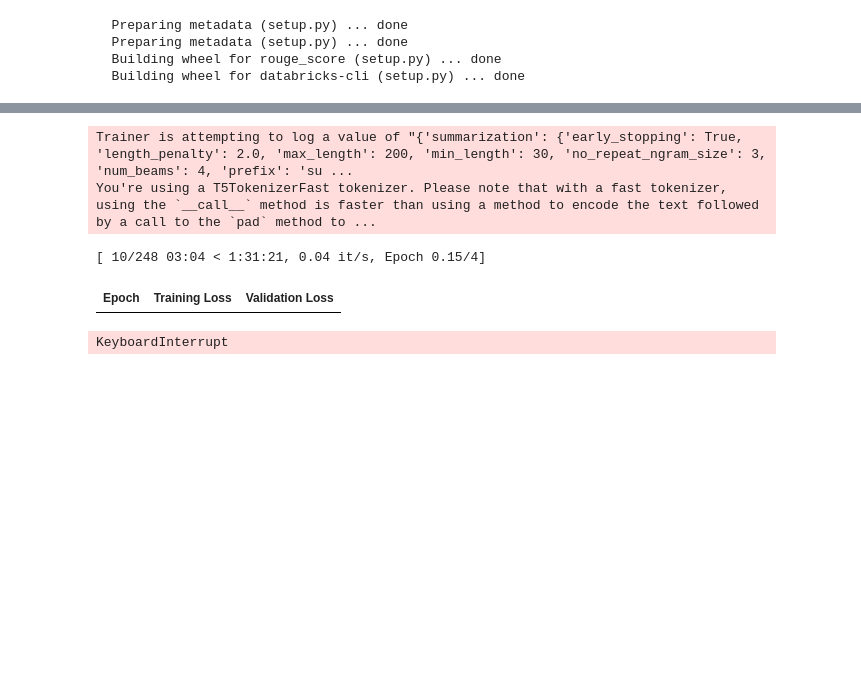
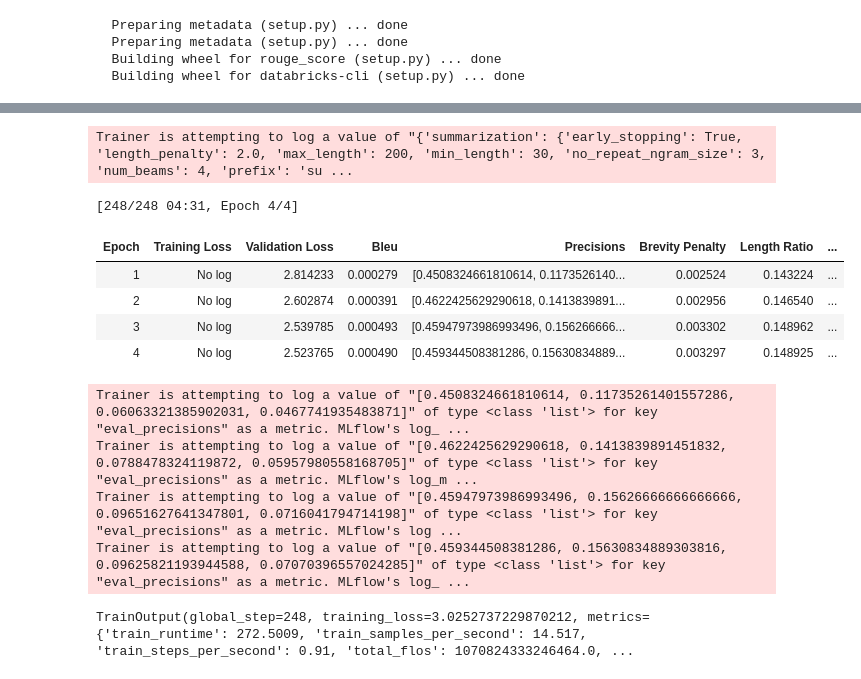
Before and after one commit to Ben-Epstein/domino-dca-notebooks, a Jupyter notebook: HuggingFace + MLFlow Summarization.ipynb, the cells around one changed output, grey strips where cells are left out. Cells and saved outputs as stored; diff of their text form; code cells hidden in the pictures; blank space fills up the shorter version.

```diff
--- a/HuggingFace + MLFlow Summarization.ipynb
+++ b/HuggingFace + MLFlow Summarization.ipynb
@@ -65,8 +64,8 @@ import evaluate
 import numpy as np
 
 
-# From the user, default rogue, with option for bleu
-EVAL_METRIC = "rouge"
+# From the user, default rogue, with option for "bleu". Must be one of "rogue" or "bleu"
+EVAL_METRIC = "rogue"
 data_collator = DataCollatorForSeq2Seq(tokenizer=tokenizer, model=MODEL)
 metric = evaluate.load(EVAL_METRIC)
 
@@ -77,12 +76,22 @@ def compute_metrics(eval_pred):
     labels = np.where(labels != -100, labels, tokenizer.pad_token_id)
     decoded_labels = tokenizer.batch_decode(labels, skip_special_tokens=True)
 
-    result = metric .compute(predictions=decoded_preds, references=decoded_labels, use_stemmer=True)
+    if EVAL_METRIC == "rogue":
+        result = metric.compute(
+            predictions=decoded_preds, references=decoded_labels, use_stemmer=True
+        )
+    else:
+        result = metric.compute(
+            predictions=decoded_preds, references=decoded_labels
+        )
 
     prediction_lens = [np.count_nonzero(pred != tokenizer.pad_token_id) for pred in predictions]
     result["gen_len"] = np.mean(prediction_lens)
 
-    return {k: round(v, 4) for k, v in result.items()}
+    if EVAL_METRIC == "rogue":
+        return {k: round(v, 4) for k, v in result.items()}
+    else:
+        return {k: v for k, v in result.items()}
 # %%
 from transformers import AutoModelForSeq2SeqLM, Seq2SeqTrainingArguments, Seq2SeqTrainer
 
@@ -101,35 +110,42 @@ mlflow.transformers.autolog(
 
 
 # These are all the correct defaults, but can all be taken from the user
 training_args = Seq2SeqTrainingArguments(
-    output_dir="run_1",
+    output_dir="run_3",
     evaluation_strategy="epoch",  # batch or epoch
     learning_rate=2e-5,
     per_device_train_batch_size=16,
     per_device_eval_batch_size=16,
     weight_decay=0.01,
     save_total_limit=3,
     num_train_epochs=4,
     predict_with_generate=True,
     fp16=True,
     push_to_hub=False,
     report_to="mlflow"
 )
 
 trainer = Seq2SeqTrainer(
     model=model,
     args=training_args,
     train_dataset=tokenized_ds["train"],
     eval_dataset=tokenized_ds["test"],
     tokenizer=tokenizer,
     data_collator=data_collator,
     compute_metrics=compute_metrics,
 )
 
 trainer.train()
 # %% [output]
 Trainer is attempting to log a value of "{'summarization': {'early_stopping': True, 'length_penalty': 2.0, 'max_length': 200, 'min_length': 30, 'no_repeat_ngram_size': 3, 'num_beams': 4, 'prefix': 'su ...
-You're using a T5TokenizerFast tokenizer. Please note that with a fast tokenizer, using the `__call__` method is faster than using a method to encode the text followed by a call to the `pad` method to ...
-[ 10/248 03:04 < 1:31:21, 0.04 it/s, Epoch 0.15/4]
+[248/248 04:31, Epoch 4/4]
-| Epoch | Training Loss | Validation Loss |
+| Epoch | Training Loss | Validation Loss | Bleu | Precisions | Brevity Penalty | Length Ratio | ... |
+| 1 | No log | 2.814233 | 0.000279 | [0.4508324661810614, 0.1173526140... | 0.002524 | 0.143224 | ... |
+| 2 | No log | 2.602874 | 0.000391 | [0.4622425629290618, 0.1413839891... | 0.002956 | 0.146540 | ... |
+| 3 | No log | 2.539785 | 0.000493 | [0.45947973986993496, 0.156266666... | 0.003302 | 0.148962 | ... |
+| 4 | No log | 2.523765 | 0.000490 | [0.459344508381286, 0.15630834889... | 0.003297 | 0.148925 | ... |
-KeyboardInterrupt
+Trainer is attempting to log a value of "[0.4508324661810614, 0.11735261401557286, 0.06063321385902031, 0.0467741935483871]" of type <class 'list'> for key "eval_precisions" as a metric. MLflow's log_ ...
+Trainer is attempting to log a value of "[0.4622425629290618, 0.1413839891451832, 0.0788478324119872, 0.05957980558168705]" of type <class 'list'> for key "eval_precisions" as a metric. MLflow's log_m ...
+Trainer is attempting to log a value of "[0.45947973986993496, 0.15626666666666666, 0.09651627641347801, 0.0716041794714198]" of type <class 'list'> for key "eval_precisions" as a metric. MLflow's log ...
+Trainer is attempting to log a value of "[0.459344508381286, 0.15630834889303816, 0.09625821193944588, 0.07070396557024285]" of type <class 'list'> for key "eval_precisions" as a metric. MLflow's log_ ...
+TrainOutput(global_step=248, training_loss=3.0252737229870212, metrics={'train_runtime': 272.5009, 'train_samples_per_second': 14.517, 'train_steps_per_second': 0.91, 'total_flos': 1070824333246464.0, ...
```
Also changed, not shown: parts of 2 cells of this notebook.
